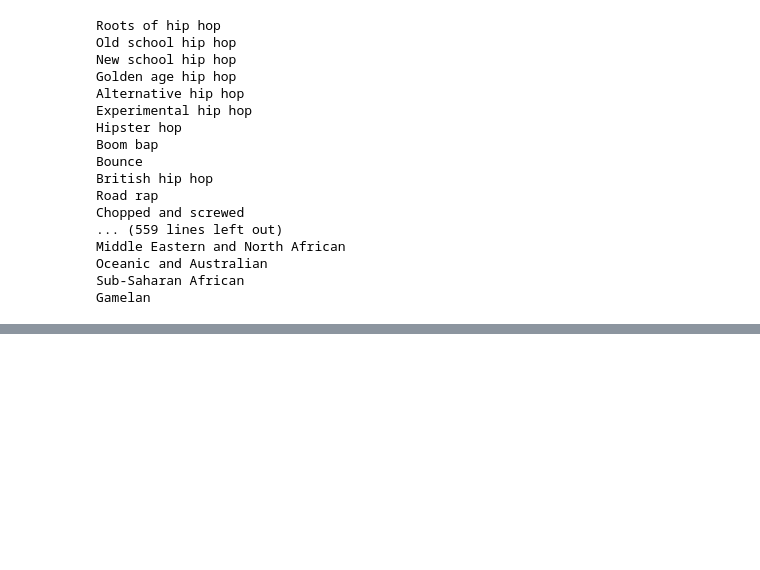
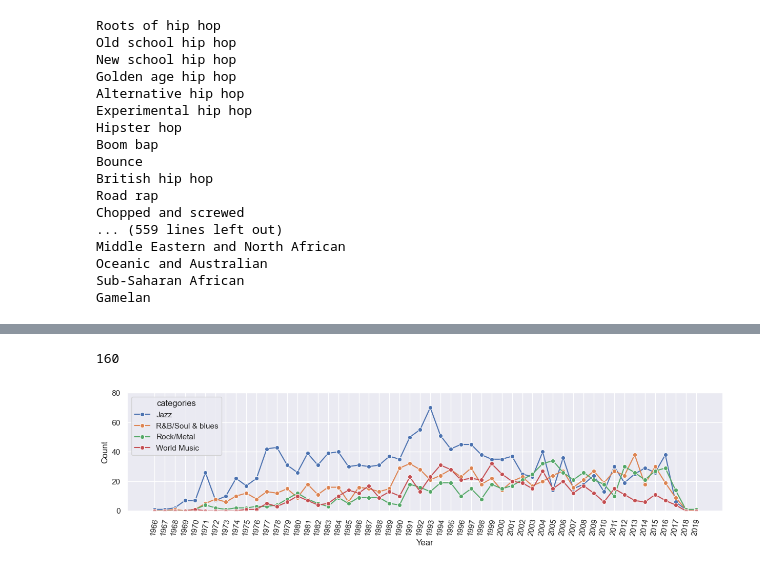
Before and after one commit to sizmar2018/master_thesis_women_in_jazz, a Jupyter notebook: code/cleaning/cleaning_data.ipynb, the cells around one changed output, grey strips where cells are left out. Saved outputs shown, nothing was run; the diff lists cells and outputs as text; code cells hidden in the pictures; blank space fills up the shorter version.

```diff
--- a/code/cleaning/cleaning_data.ipynb
+++ b/code/cleaning/cleaning_data.ipynb
@@ -302,5 +325,5 @@ plt.show()
 # MJF dataset
 # %%
 mjf_json = None
-with open("../../data/mjf/mfj_export_clean.json",encoding="utf-8") as f:
+with open("../../data/mjf/mfj_export_clean-final.json",encoding="utf-8") as f:
             mjf_json = json.load(f)
@@ -486,0 +529,16 @@ Gamelan
+# %%
+normalized_dict = pd.json_normalize(mjf_json, sep=',')
+normalized_dict = normalized_dict.explode('categories')
+# %%
+normalized_dict['date'] = normalized_dict['date'].apply(lambda x : x.split('-')[0])
+genres_rep = normalized_dict.groupby(by=['date','categories']).count().unstack(fill_value=0).stack().iloc[:,0:1]
+genres_rep['total'] = genres_rep['id'].div(genres_rep.groupby(['date'])['id'].transform('sum'))
+genres_rep = genres_rep.reset_index()
+# %%
+normalized_dict_p1 = genres_rep[(genres_rep['categories'] != "Electronic/Dance")& (genres_rep['categories'] != "Hip-Hop/Rap") & (genres_rep['categories'])
+                                     &(genres_rep['categories'] != "Folk") & (genres_rep['categories'] != "Other") & (genres_rep['categories'] != "Classical/Contemporary")&
+                                    (genres_rep['categories'] != "Pop")]
+
+normalized_dict_p2 = genres_rep[(genres_rep['categories'] == "Electronic/Dance") |  (genres_rep['categories'] == "Hip-Hop/Rap")
+                                     &(genres_rep['categories'] == "Folk") |  (genres_rep['categories'] == "Other")  | (genres_rep['categories'] == "Classical/Contemporary") |
+                                    (genres_rep['categories'] == "Pop")]
@@ -486,0 +551,7 @@ Gamelan
+# %%
+q1 = normalized_dict[(normalized_dict['categories'] == "R&B/Soul & blues") |  (normalized_dict['categories'] == "Rock/Metal") ]
+q2 = q1.groupby(by=['id']).count().reset_index()#[(normalized_dict['name'] == 2)]['id']
+ids = q2[(q2['name'] == 2)]["id"]
+len(ids)
+# %% [output]
+160
@@ -486,0 +565,14 @@ Gamelan
+# %%
+import seaborn as sns
+sns.set(rc={'figure.figsize':(15,3)})
+fig,ax = plt.subplots()
+ax.tick_params(axis='x', rotation=80)
+ax.set_yticks([0,20,40,60,80])
+ax.set(ylim=(-0.2, 80))
+ax.set(xlabel='Year', ylabel='Count')
+sns.lineplot(
+    data=normalized_dict_p1,
+    x='date', y='id', hue='categories', marker='o')
+sns.move_legend(ax, "upper left")
+# %% [output]
+[figure, added]
```
Also changed, not shown: parts of 57 cells of this notebook, 31 other files.
